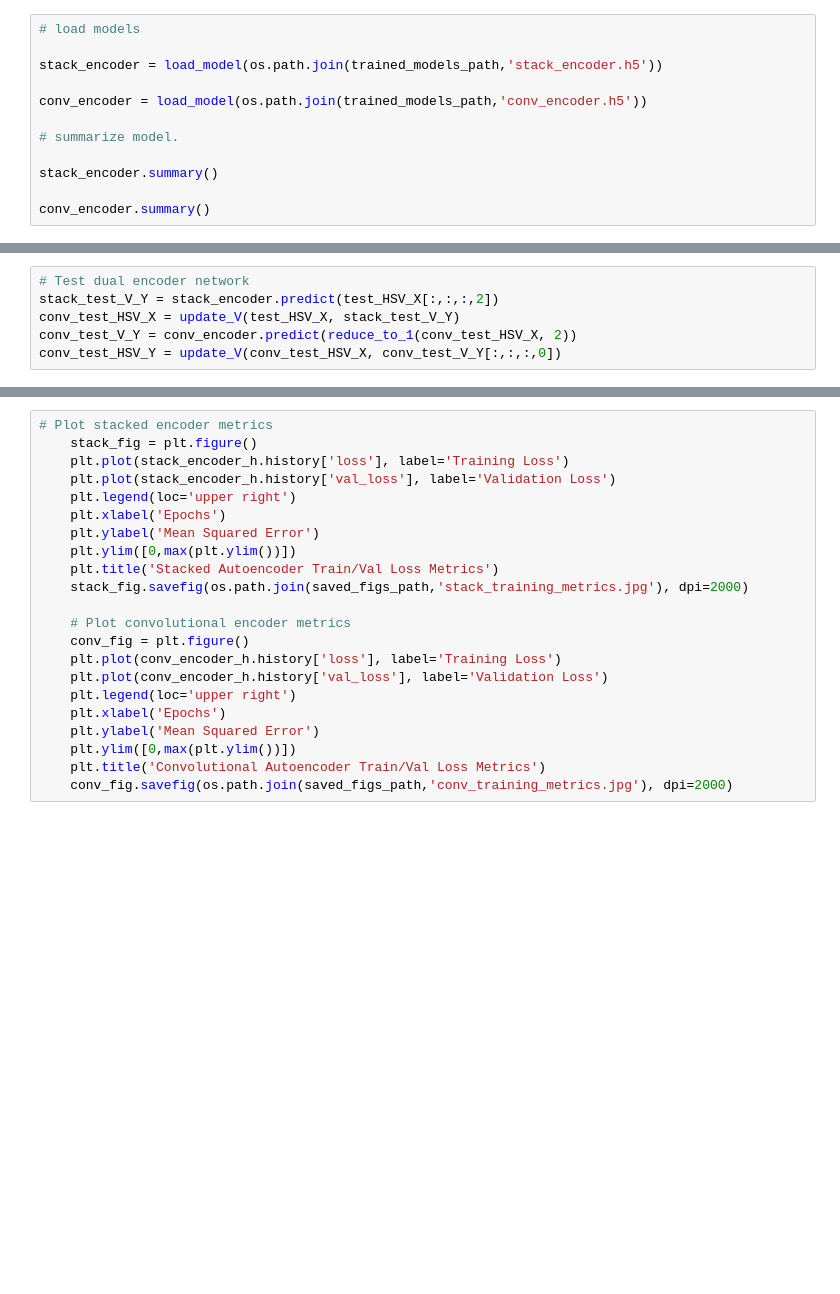
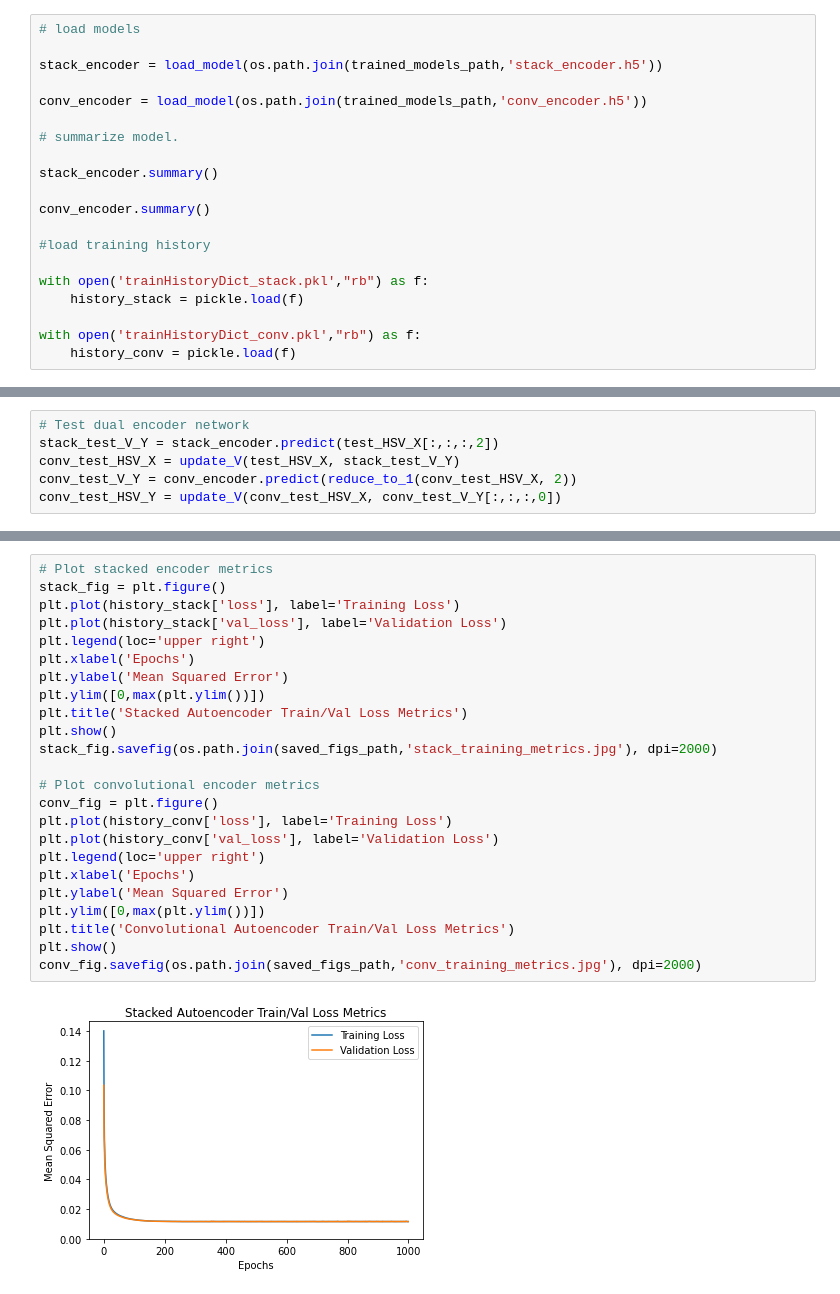
Before and after one commit to Sairaghuveer/Dual-AutoEncoder-Network-For-Retinex-Based-Low-Light-Image-Enhancement, a Jupyter notebook: Testing_Networks.ipynb, the cells around one changed output, grey strips where cells are left out. Drawn from its saved outputs; the diff is of its cells as text; blank space fills up the shorter version.

Commit message:
updated training, testing and img_helper files. Added trained models and history_pickle files

```diff
--- a/Testing_Networks.ipynb
+++ b/Testing_Networks.ipynb
@@ -26,3 +27,11 @@ conv_encoder = load_model(os.path.join(trained_models_path,'conv_encoder.h5'))
 stack_encoder.summary()
 
 conv_encoder.summary()
+
+#load training history
+
+with open('trainHistoryDict_stack.pkl',"rb") as f:
+    history_stack = pickle.load(f)
+
+with open('trainHistoryDict_conv.pkl',"rb") as f:
+    history_conv = pickle.load(f)
@@ -63,22 +95,26 @@ fig.savefig(os.path.join(saved_figs_path,'training_image_samples.jpg'), dpi=2000
 # %%
 # Plot stacked encoder metrics
-	stack_fig = plt.figure()
-	plt.plot(stack_encoder_h.history['loss'], label='Training Loss')
-	plt.plot(stack_encoder_h.history['val_loss'], label='Validation Loss')
-	plt.legend(loc='upper right')
-	plt.xlabel('Epochs')
-	plt.ylabel('Mean Squared Error')
-	plt.ylim([0,max(plt.ylim())])
-	plt.title('Stacked Autoencoder Train/Val Loss Metrics')
-	stack_fig.savefig(os.path.join(saved_figs_path,'stack_training_metrics.jpg'), dpi=2000)
+stack_fig = plt.figure()
+plt.plot(history_stack['loss'], label='Training Loss')
+plt.plot(history_stack['val_loss'], label='Validation Loss')
+plt.legend(loc='upper right')
+plt.xlabel('Epochs')
+plt.ylabel('Mean Squared Error')
+plt.ylim([0,max(plt.ylim())])
+plt.title('Stacked Autoencoder Train/Val Loss Metrics')
+plt.show()
+stack_fig.savefig(os.path.join(saved_figs_path,'stack_training_metrics.jpg'), dpi=2000)
 
-	# Plot convolutional encoder metrics
-	conv_fig = plt.figure()
-	plt.plot(conv_encoder_h.history['loss'], label='Training Loss')
-	plt.plot(conv_encoder_h.history['val_loss'], label='Validation Loss')
-	plt.legend(loc='upper right')
-	plt.xlabel('Epochs')
-	plt.ylabel('Mean Squared Error')
-	plt.ylim([0,max(plt.ylim())])
-	plt.title('Convolutional Autoencoder Train/Val Loss Metrics')
-	conv_fig.savefig(os.path.join(saved_figs_path,'conv_training_metrics.jpg'), dpi=2000)
+# Plot convolutional encoder metrics
+conv_fig = plt.figure()
+plt.plot(history_conv['loss'], label='Training Loss')
+plt.plot(history_conv['val_loss'], label='Validation Loss')
+plt.legend(loc='upper right')
+plt.xlabel('Epochs')
+plt.ylabel('Mean Squared Error')
+plt.ylim([0,max(plt.ylim())])
+plt.title('Convolutional Autoencoder Train/Val Loss Metrics')
+plt.show()
+conv_fig.savefig(os.path.join(saved_figs_path,'conv_training_metrics.jpg'), dpi=2000)
+# %% [output]
+[figure, added]
```
Also changed, not shown: parts of 6 cells of this notebook, 11 other files.
